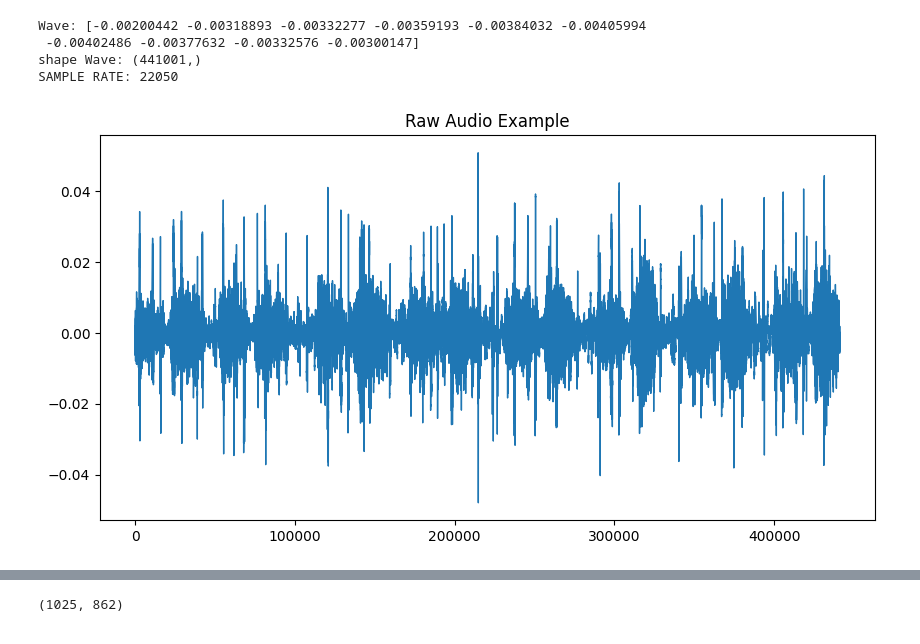
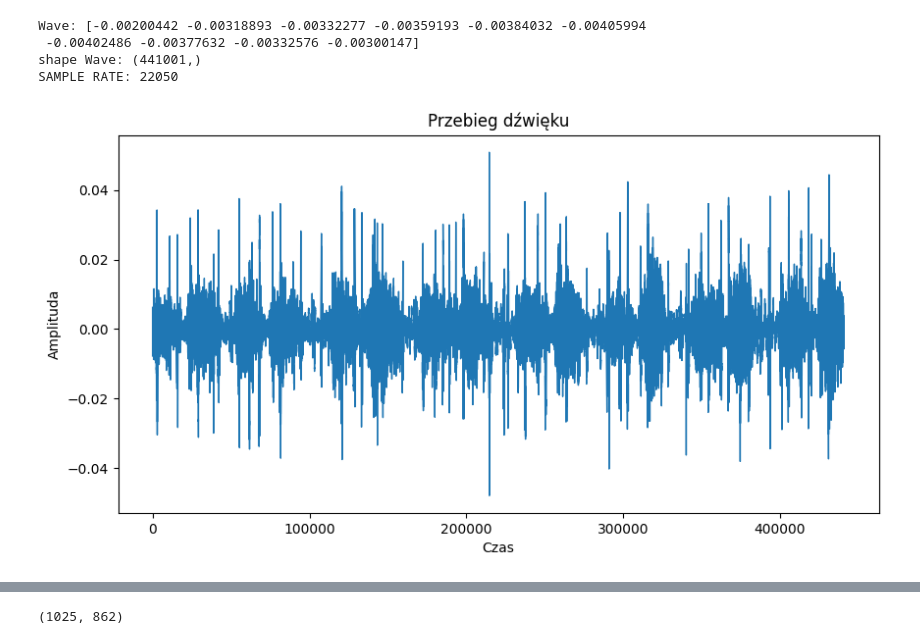
Before and after one commit to mylosz01/lung_diseases_detection, a Jupyter notebook: preproccess_data.ipynb, the cells around one changed output, grey strips where cells are left out. Saved outputs shown, nothing was run; the diff lists cells and outputs as text; code cells hidden in the pictures.

```diff
--- a/preproccess_data.ipynb
+++ b/preproccess_data.ipynb
@@ -168,11 +168,13 @@ SAMPLE RATE: 22050
 # %%
 #Surowy przebieg pliku
 pd.Series(wave).plot(figsize=(10, 5),
                   lw=1,
-                  title='Raw Audio Example')
+                  title='Przebieg dźwięku')
+plt.ylabel('Amplituda')
+plt.xlabel('Czas')
 plt.show()
 # %% [output]
-[figure, old version]
+[figure, new version]
 # %%
 # Korekta ciszy dźwięku w audio
 wave_trimmed, _ = librosa.effects.trim(wave, top_db=40)
```
Also changed, not shown: parts of 12 cells of this notebook.
